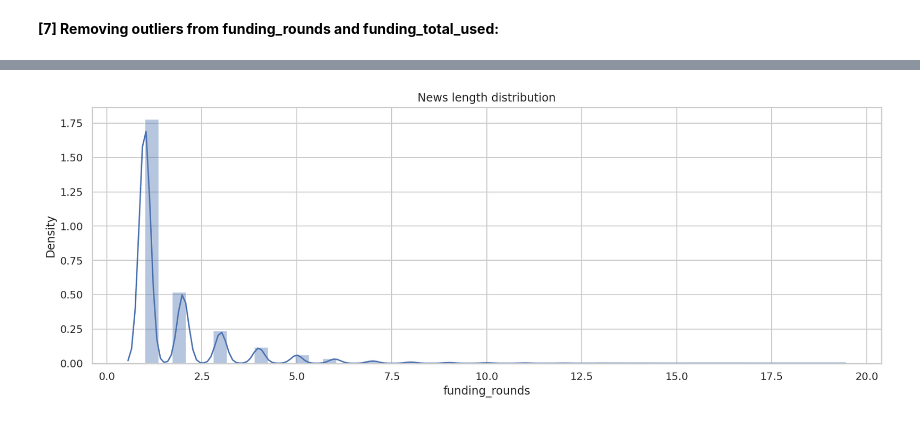
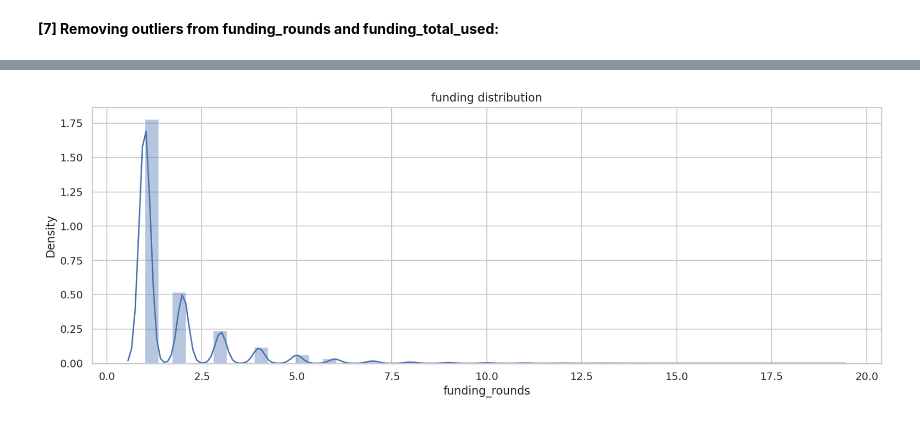
Before and after one commit to NileshCT/EDA_PROJECT, a Jupyter notebook: EDA_Project.ipynb, the cells around one changed output, grey strips where cells are left out. Cells and saved outputs as stored; diff of their text form; code cells hidden in the pictures.

```diff
--- a/EDA_Project.ipynb
+++ b/EDA_Project.ipynb
@@ -524,5 +534,5 @@ diff_bar('funding_rounds','status')
 # %%
 plt.figure(figsize=(15, 5))
-sns.distplot(data['funding_rounds']).set_title('News length distribution');
+sns.distplot(data['funding_rounds']).set_title('funding distribution');
 # %% [output]
-[figure, old version]
+[figure, new version]
```
Also changed, not shown: parts of 19 cells of this notebook.
